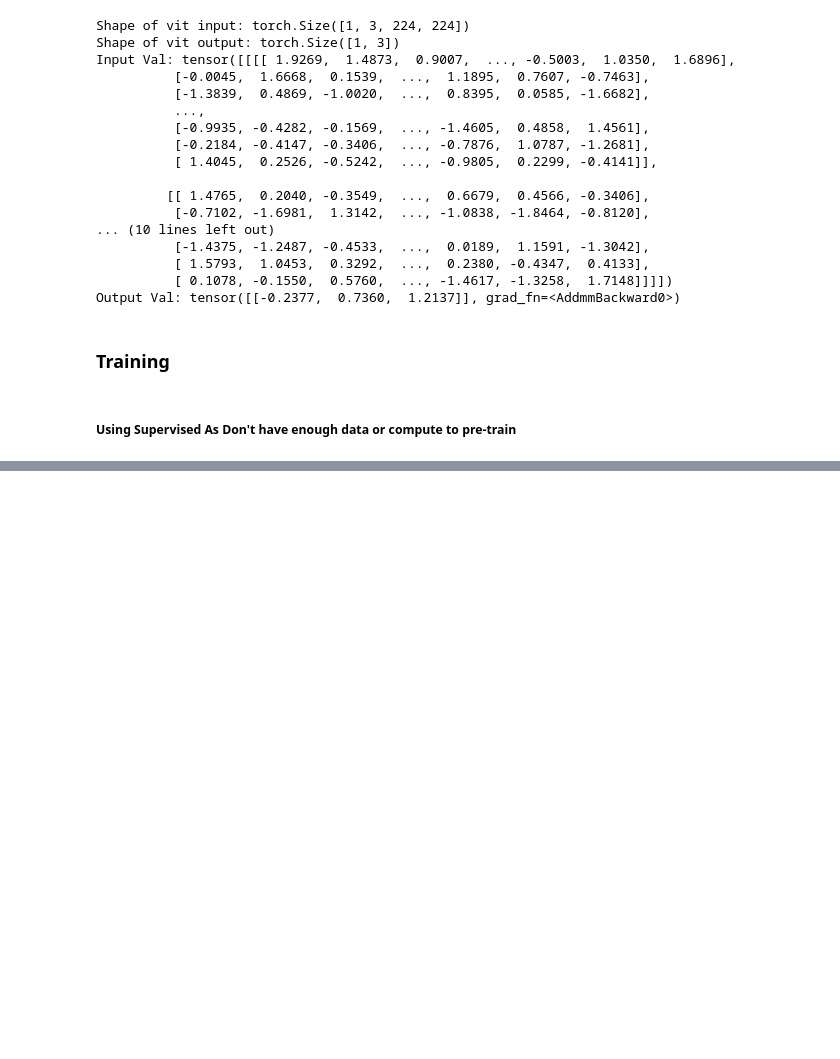
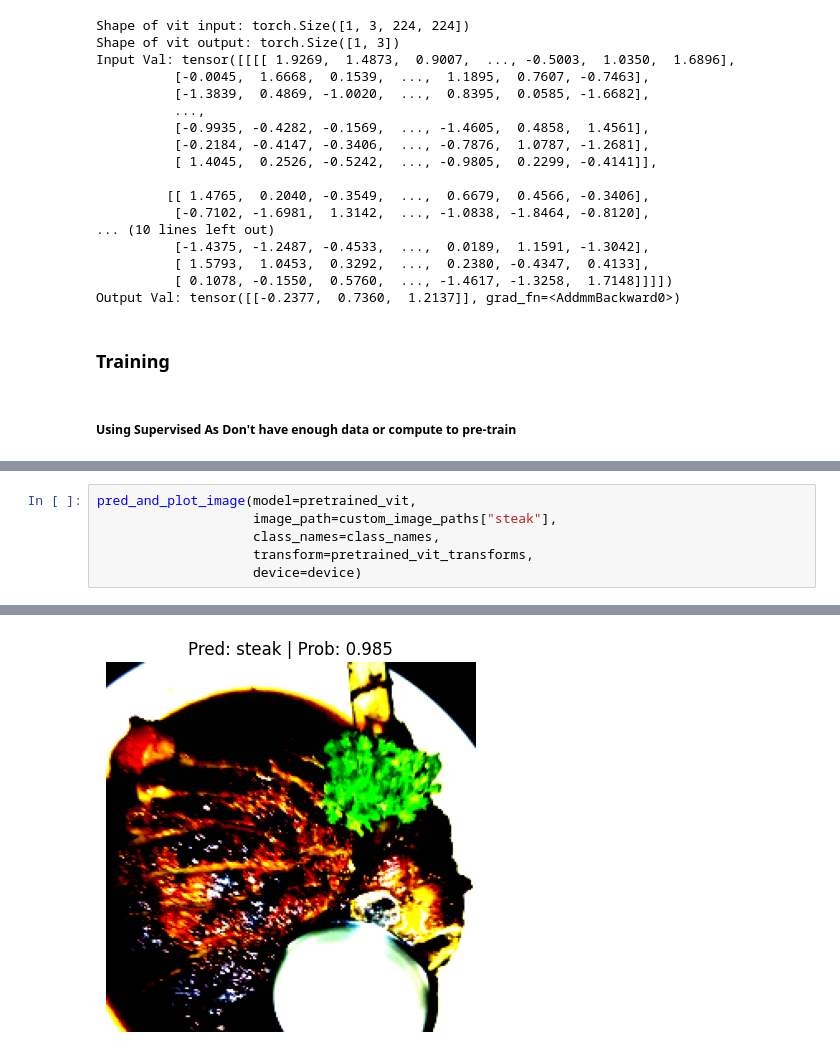
Before and after one commit to matthew-alexander-love/vit_paper_replication, a Jupyter notebook: vision_transformer.ipynb, the cells around one changed output, grey strips where cells are left out. Cells and saved outputs as stored; diff of their text form; blank space fills up the shorter version.

```diff
--- a/vision_transformer.ipynb
+++ b/vision_transformer.ipynb
@@ -320,0 +394,7 @@ Epoch: 10 | train_loss: 1.1566 | train_acc: 0.4414 | test_loss: 1.1866 | test_ac
+# %%
+pred_and_plot_image(model=pretrained_vit,
+                    image_path=custom_image_paths["steak"],
+                    class_names=class_names,
+                    transform=pretrained_vit_transforms,
+                    device=device)
+# %% [output]
@@ -320,0 +402 @@ Epoch: 10 | train_loss: 1.1566 | train_acc: 0.4414 | test_loss: 1.1866 | test_ac
+[figure, added]
```
Also changed, not shown: parts of 16 cells of this notebook, 5 other files.
